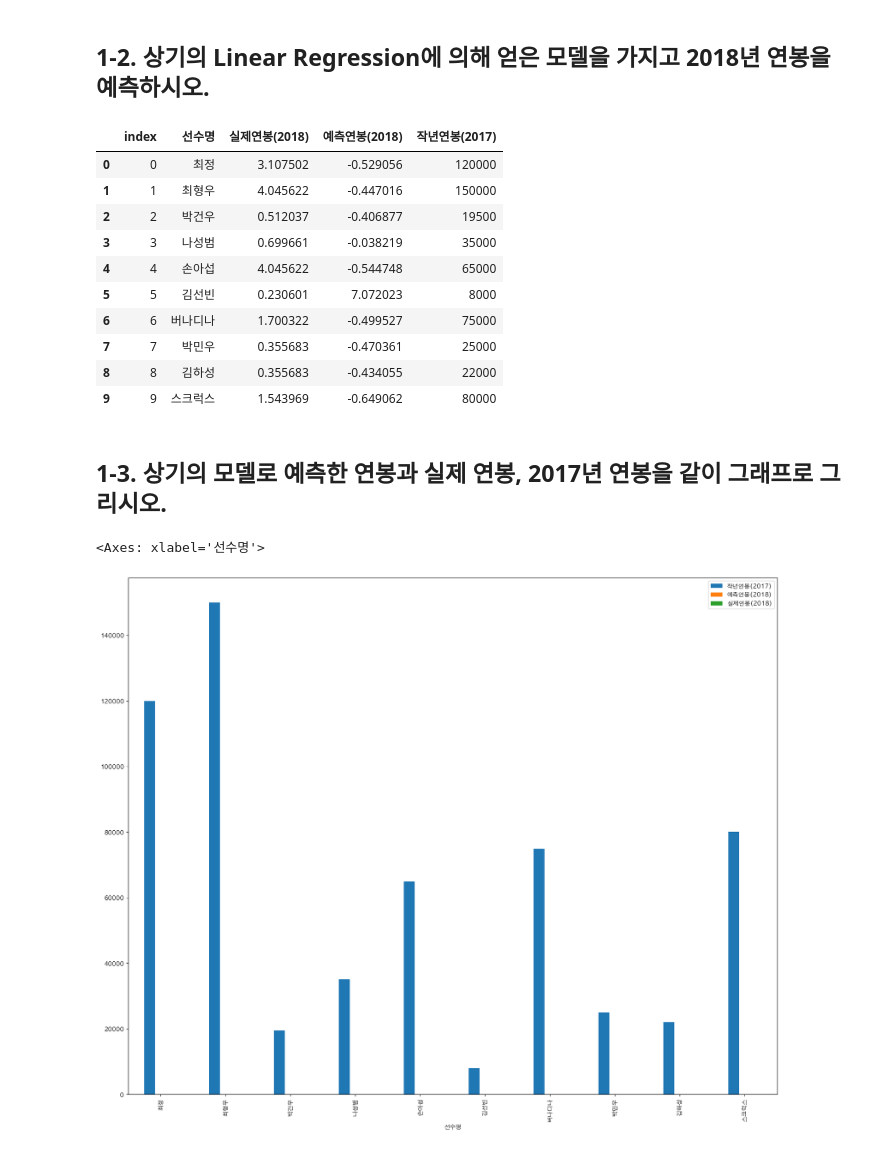
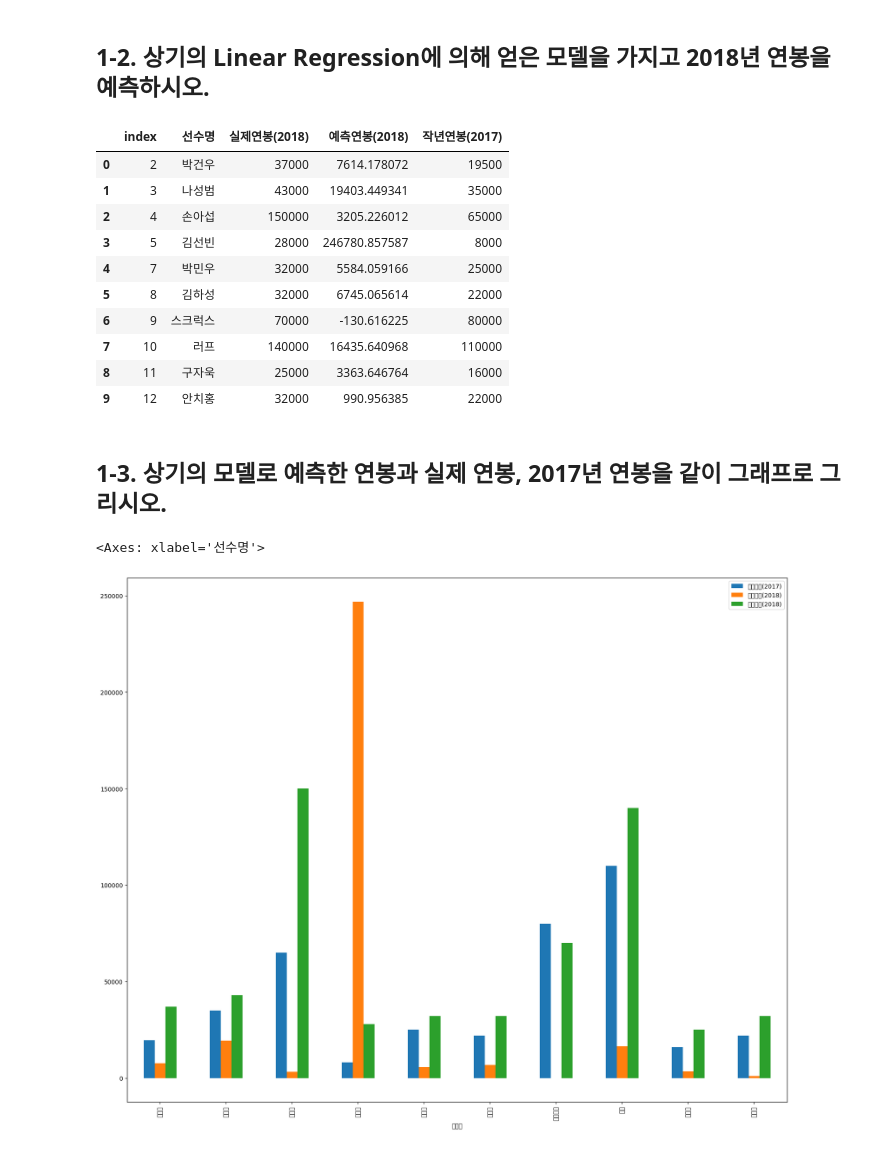
Before and after one commit to DSU-20211473/bigdata, a Jupyter notebook: 20211473-All feature Linear Regression.ipynb, the cells around one changed output. Cells and saved outputs as stored; diff of their text form; code cells hidden in the pictures.

```diff
--- a/20211473-All feature Linear Regression.ipynb
+++ b/20211473-All feature Linear Regression.ipynb
@@ -69,5 +65,3 @@ import matplotlib as mpl
-# %%
-mpl.rc('font', family='AppleGothic')
 # %% [markdown]
 ###### 예측할 대상인 '연봉'에 대한 정보
 # %%
@@ -186,5 +140,5 @@ print(batter_features_df)
 # %%
 # 피처 각각에 대한 scaling을 수행합니다.
-scale_columns = ['경기', '타석', '타수', '안타', '홈런', '득점', '타점', '볼넷', '삼진', '도루', '타율', '출루율', '장타율', 'OPS', 'wOBA', 'WAR', '연봉(2018)',
-       '연봉(2017)']
+scale_columns = ['경기', '타석', '타수', '안타', '홈런', '득점', '타점', '볼넷', '삼진', '도루',
+        '타율', '출루율', '장타율', 'OPS', 'wOBA', 'WAR', '연봉(2017)']
 batter_df = standard_scaling(batter, scale_columns)
@@ -355,7 +293,7 @@ Notes:
 strong multicollinearity problems or that the design matrix is singular.
 # %%
 # 한글 출력을 위한 사전 설정 단계입니다.
-mpl.rc('font', family='AppleGothic')
+#mpl.rc('font', family='NanumGothicOTF')
 plt.rcParams['figure.figsize'] = [20, 16]
 
 # 회귀 계수를 리스트로 반환합니다.
@@ -450,6 +391,7 @@ batter = pd.read_csv(batter_file_path)
 batter = batter[['선수명', '연봉(2017)']]
 
 # 원래의 데이터 프레임에 2018년 연봉 정보를 합칩니다.
+#result_df = picher_df.sort_values(by=['y'], ascending=False)
 result_df = batter_df
 result_df.drop(['연봉(2017)'], axis=1, inplace=True, errors='ignore')
 result_df = result_df.merge(batter, on=['선수명'], how='left')
@@ -463,22 +405,22 @@ result_df = result_df.iloc[:10, :]
 result_df.head(10)
 # %% [output]
 |  | index | 선수명 | 실제연봉(2018) | 예측연봉(2018) | 작년연봉(2017) |
-| 0 | 0 | 최정 | 3.107502 | -0.529056 | 120000 |
-| 1 | 1 | 최형우 | 4.045622 | -0.447016 | 150000 |
-| 2 | 2 | 박건우 | 0.512037 | -0.406877 | 19500 |
-| 3 | 3 | 나성범 | 0.699661 | -0.038219 | 35000 |
-| 4 | 4 | 손아섭 | 4.045622 | -0.544748 | 65000 |
-| 5 | 5 | 김선빈 | 0.230601 | 7.072023 | 8000 |
-| 6 | 6 | 버나디나 | 1.700322 | -0.499527 | 75000 |
-| 7 | 7 | 박민우 | 0.355683 | -0.470361 | 25000 |
-| 8 | 8 | 김하성 | 0.355683 | -0.434055 | 22000 |
-| 9 | 9 | 스크럭스 | 1.543969 | -0.649062 | 80000 |
+| 0 | 2 | 박건우 | 37000 | 7614.178072 | 19500 |
+| 1 | 3 | 나성범 | 43000 | 19403.449341 | 35000 |
+| 2 | 4 | 손아섭 | 150000 | 3205.226012 | 65000 |
+| 3 | 5 | 김선빈 | 28000 | 246780.857587 | 8000 |
+| 4 | 7 | 박민우 | 32000 | 5584.059166 | 25000 |
+| 5 | 8 | 김하성 | 32000 | 6745.065614 | 22000 |
+| 6 | 9 | 스크럭스 | 70000 | -130.616225 | 80000 |
+| 7 | 10 | 러프 | 140000 | 16435.640968 | 110000 |
+| 8 | 11 | 구자욱 | 25000 | 3363.646764 | 16000 |
+| 9 | 12 | 안치홍 | 32000 | 990.956385 | 22000 |
 # %% [markdown]
 ## 1-3. 상기의 모델로 예측한 연봉과 실제 연봉, 2017년 연봉을 같이 그래프로 그리시오.
 # %%
 # 선수별 연봉 정보(작년 연봉, 예측 연봉, 실제 연봉)를 bar 그래프로 출력합니다.
-mpl.rc('font', family='AppleGothic')
+#mpl.rc('font', family='NanumGothicOTF')
 result_df.plot(x='선수명', y=['작년연봉(2017)', '예측연봉(2018)', '실제연봉(2018)'], kind="bar")
 # %% [output]
 <Axes: xlabel='선수명'>
-[figure, old version]
+[figure, new version]
```
Also changed, not shown: parts of 14 cells of this notebook.
